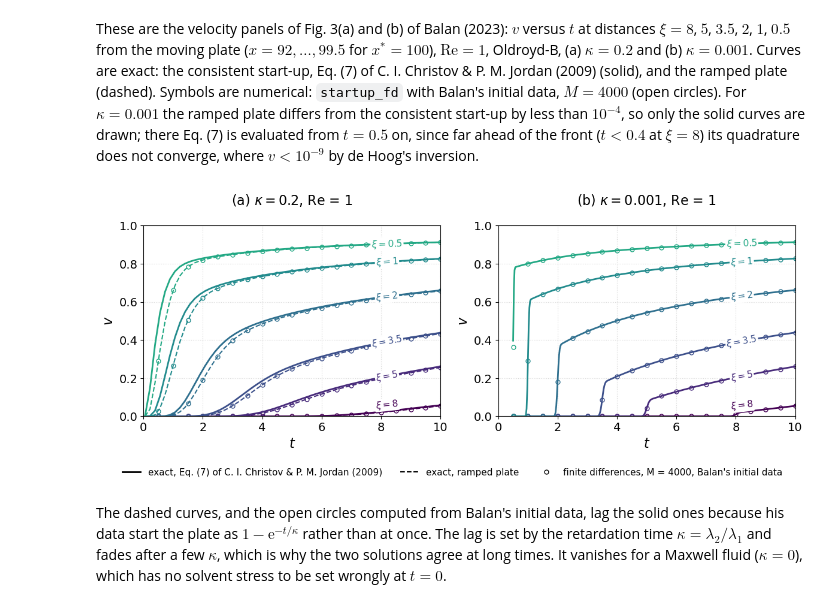
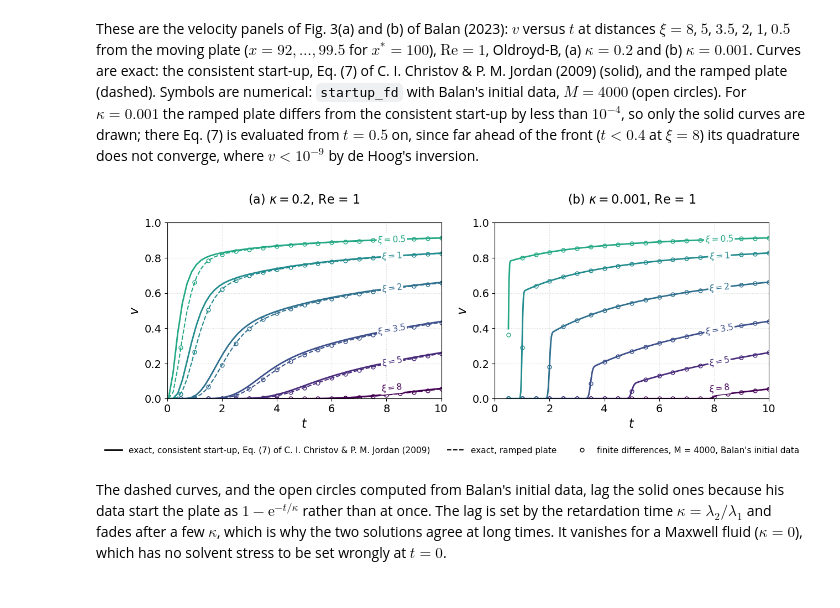
Before and after one commit to ichristov/viscoelastic-startup, a Jupyter notebook: notebooks/balan_2023_startup_couette.ipynb, the cells around one changed output. Drawn from its saved outputs; the diff is of its cells as text; code cells hidden in the pictures.

Commit message:
Balan notebook: review round

```diff
--- a/notebooks/balan_2023_startup_couette.ipynb
+++ b/notebooks/balan_2023_startup_couette.ipynb
@@ -169,10 +170,10 @@ On the domain $0\le x\le x^*$, (iii) is zero except at the plate, $x = x^*$, so
 In `startup_fd`, these data are `inconsistent_ic=True`; the next cell wraps it for the distances $\xi$ from the plate.
 # %%
 # INCONSISTENT, as printed: Eqs. (9)-(10) of Balan (2023), solved by startup_fd
-def inconsistent_balan_9_10(distances, times, kappa, Re=1.0, a=1.0, L=20.0, M=2000):
-    """Solution for the initial data of Eqs. (9)-(10) of Balan (2023) at the given distances from the plate."""
+def inconsistent_balan_9_10(xi, times, kappa, Re=1.0, a=1.0, L=20.0, M=2000):
+    """Solution for the initial data of Eqs. (9)-(10) of Balan (2023) at the distances xi (an array) from the plate."""
     x, v, samples = startup_fd(M=M, a=a, kappa=kappa, Re=Re, tmax=times[-1], L=L,
-                               sample_t=times, sample_x=L - distances, inconsistent_ic=True)
+                               sample_t=times, sample_x=L - xi, inconsistent_ic=True)
     return samples
 # %% [markdown]
 > &#x26A0;&#xFE0F; **END OF THE INCONSISTENT INITIAL DATA.** The cells below are correct.
@@ -350,9 +345,0 @@ The next cell checks this numerically at distances $\xi = 0.5$, $2$, $5$ from th
-# %%
-# Balan's initial data versus the ramped plate and versus the consistent start-up, kappa = 0.2, Re = 1
-distances = np.array([0.5, 2.0, 5.0])
-times = np.linspace(0.25, 10, 40)
-v_balan = inconsistent_balan_9_10(distances, times, 0.2)
-v_ramp = dehoog_inverse(distances, times, 0.2, ramp=True)
-v_startup = dehoog_inverse(distances, times, 0.2)
-print(f"max|Balan's initial data - ramped plate| = {np.abs(v_balan - v_ramp).max():.1e}")
-print(f"max|Balan's initial data - consistent start-up| = {np.abs(v_balan - v_startup).max():.2f}")
@@ -363,14 +347,14 @@ max|Balan's initial data - consistent start-up| = 0.20
 The ramped-plate solution is also exact. By [Duhamel's principle](https://en.wikipedia.org/wiki/Duhamel%27s_principle), the velocity for the plate velocity $U(t) = 1 - \mathrm{e}^{-t/\kappa}$ is $\int_0^t v_\mathrm{step}(\xi, t - t')\,U'(t')\,\mathrm{d}t'$, where $v_\mathrm{step}$ is the consistent start-up. In the half-space, the next cell evaluates this integral with `quad` on Eq. (7), with breakpoints where $U'$ has decayed and where the front (speed 1 at $\mathrm{Re} = 1$) passes $\xi$. In the gap, each mode of Eqs. (42)&ndash;(43) of Christov (2013) is a sum of two exponentials, so the convolution is done in closed form, mode by mode, which gives the ramped-plate series below.
 # %%
 # Exact ramped-plate solution in the half-space, Re = 1: Duhamel's principle on Eq. (7), by quad
-def ramped_plate_halfspace(y, t, kappa):
-    """Exact solution for the plate velocity 1 - exp(-t/kappa), Re = 1, at one point y > 0."""
+def ramped_plate_halfspace(xi, t, kappa):
+    """Exact solution for the plate velocity 1 - exp(-t/kappa), Re = 1, at one distance xi > 0 from the plate."""
     if t <= 0:
         return 0.0
-    # v(y, t) = int_0^t v_step(y, t - s) U'(s) ds, with U'(s) = exp(-s/kappa)/kappa;
-    # breakpoints where U' has decayed and where the front (speed 1) passes y
-    points = [p for p in [10*kappa, t - y] if 0 < p < t]
-    integrand = lambda s: halfspace_exact(y, t - s, 1.0, kappa)*np.exp(-s/kappa)/kappa
+    # v(xi, t) = int_0^t v_step(xi, t - s) U'(s) ds, with U'(s) = exp(-s/kappa)/kappa;
+    # breakpoints where U' has decayed and where the front (speed 1) passes xi
+    points = [p for p in [10*kappa, t - xi] if 0 < p < t]
+    integrand = lambda s: halfspace_exact(xi, t - s, 1.0, kappa)*np.exp(-s/kappa)/kappa
     return quad(integrand, 0, t, points=points, limit=200)[0]
 # %%
 # Duhamel's principle for one exponential of a mode of Eq. (43): int_0^t exp(lambda (t - s)) U'(s) ds in closed form
@@ -429,9 +413,11 @@ times = np.linspace(0.5, 10, 20)
 L = 25.0
 for kappa_value in [0.05, 0.2, 0.4]:
     exact = np.array([[ramped_plate_halfspace(d, t, kappa_value) for d in distances] for t in times])
+    startup = np.array([[halfspace_exact(d, t, 1.0, kappa_value) for d in distances] for t in times])
     samples = inconsistent_balan_9_10(distances, times, kappa_value, L=L, M=5000)
     errors = np.abs(samples - exact).max(axis=0)
-    print(f'  kappa = {kappa_value}: xi = 0.5: {errors[0]:.1e}, xi = 2: {errors[1]:.1e}, xi = 5: {errors[2]:.1e}')
+    print(f'  kappa = {kappa_value}: xi = 0.5: {errors[0]:.1e}, xi = 2: {errors[1]:.1e}, xi = 5: {errors[2]:.1e}; '
+          f'versus the consistent start-up: {np.abs(samples - startup).max():.2f}')
 
 print('\nGAP: max|startup_fd, inconsistent_ic=True (L = 1, M = 800) - closed-form ramped-plate series|, 0.05 <= t <= 3')
 y = np.array([0.05, 0.1, 0.25, 0.5, 0.75, 0.9])   # distance from the plate
@@ -509,35 +497,35 @@ for k, kappa_value in enumerate([0.2, 0.001]):
     curve_times.append(times)
     for j in range(len(distances)):
         color = cmap(0.6*j/(len(distances) - 1))
         ax.plot(times, v_step[:, j], color=color, linewidth=2)
         if kappa_value == 0.2:
             v_ramp = [ramped_plate_halfspace(distances[j], t, kappa_value) for t in times]
             ax.plot(times, v_ramp, color=color, linewidth=1.5, linestyle='dashed')
         ax.plot(times_symbols, v_balan[:, j], 'o', color=color, markerfacecolor='none', markersize=5)
-    ax.plot([], [], color='black', linewidth=2, label='exact, Eq. (7) of C. I. Christov & P. M. Jordan (2009)')
+    ax.plot([], [], color='black', linewidth=2, label='exact, consistent start-up, Eq. (7) of C. I. Christov & P. M. Jordan (2009)')
     if kappa_value == 0.2:
         ax.plot([], [], color='black', linewidth=1.5, linestyle='dashed', label='exact, ramped plate')
     ax.plot([], [], 'o', color='black', markerfacecolor='none', markersize=5,
             label="finite differences, M = 4000, Balan's initial data")
     ax.set_xlabel('$t$')
     ax.set_ylabel('$v$')
     ax.set_xlim(0, 10)
     ax.set_ylim(0, 1)
     ax.set_title(f'({"ab"[k]}) ' + rf'$\kappa = {kappa_value:g}$, Re = 1')
     ax.grid(alpha=0.5, linestyle='dotted')
 # one legend below both panels, so that it hides no curve
 handles, labels = axes[0].get_legend_handles_labels()
 fig.legend(handles, labels, loc='lower center', ncol=3, fontsize=11, frameon=False)
 # fix the layout first, so that the label angles computed in screen coordinates stay correct
 fig.tight_layout(rect=(0, 0.08, 1, 1))
 for k in range(2):
     for j in range(len(distances)):
         color = cmap(0.6*j/(len(distances) - 1))
         label_on_curve(axes[k], curve_times[k], curves[k][:, j], 8.2, rf'$\xi = {distances[j]:g}$', color)
 os.makedirs('../figures', exist_ok=True)
 fig.savefig('../figures/balan_2023_fig3ab.png', dpi=200, bbox_inches='tight')
 # %% [output]
-[figure, old version]
+[figure, new version]
 # %% [markdown]
 The dashed curves, and the open circles computed from Balan's initial data, lag the solid ones because his data start the plate as $1 - \mathrm{e}^{-t/\kappa}$ rather than at once. The lag is set by the retardation time $\kappa = \lambda_2/\lambda_1$ and fades after a few $\kappa$, which is why the two solutions agree at long times. It vanishes for a Maxwell fluid ($\kappa = 0$), which has no solvent stress to be set wrongly at $t = 0$.
 # %%
```
Also changed, not shown: parts of 14 cells of this notebook, 2 other files.
